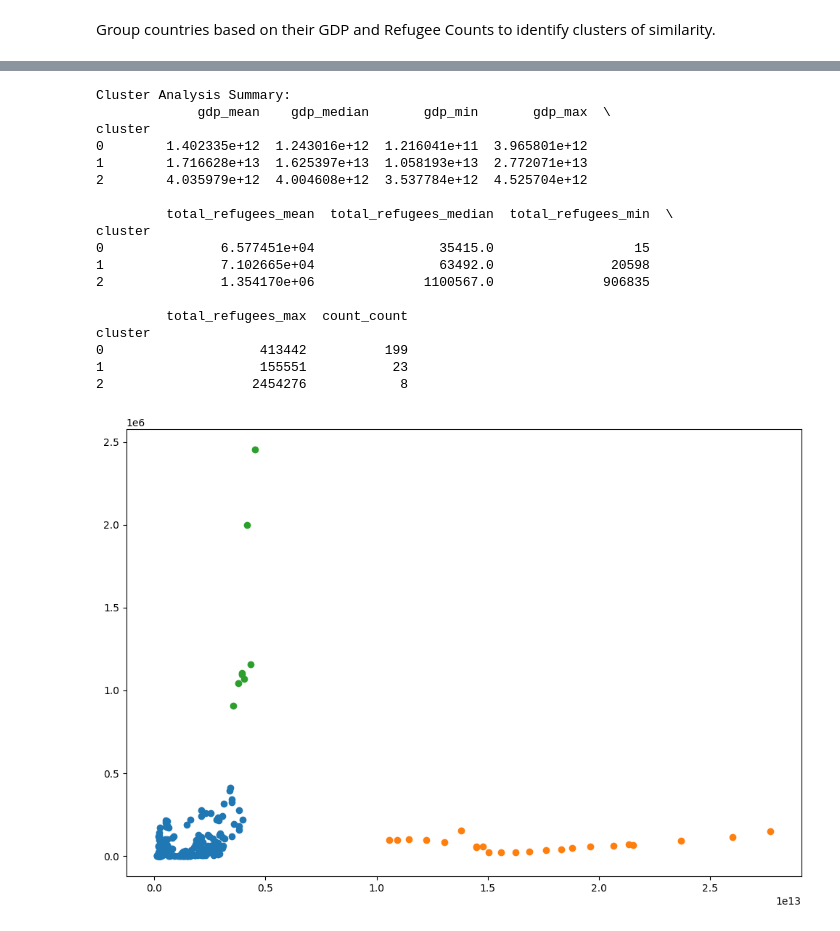
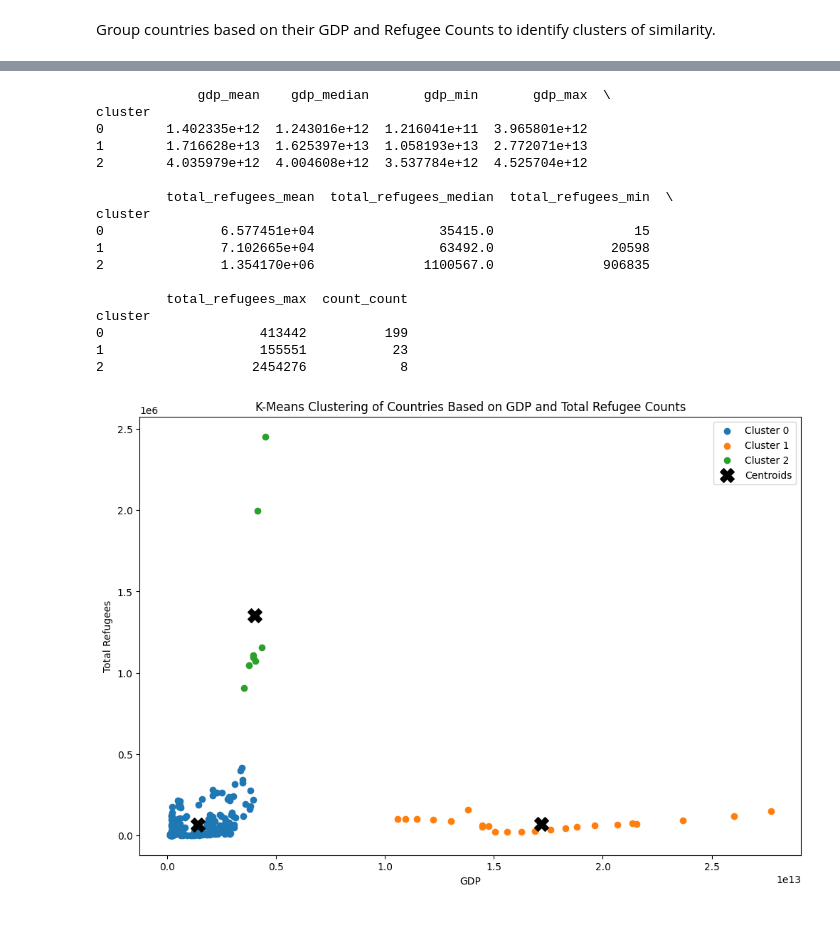
Before and after one commit to ferzanagehringer3/DataAnalyticsLN, a Jupyter notebook: K-Means-Clustering/k_means_clustering.ipynb, the cells around one changed output, grey strips where cells are left out. Saved outputs shown, nothing was run; the diff lists cells and outputs as text; code cells hidden in the pictures.

```diff
--- a/K-Means-Clustering/k_means_clustering.ipynb
+++ b/K-Means-Clustering/k_means_clustering.ipynb
@@ -12,7 +14,8 @@ import matplotlib.pyplot as plt
 # %%
-# Load Dataset
-combined_df = pd.read_csv('combined.csv')
+# Step 2: Load and Prepare Data
+# Load dataset
+df = pd.read_csv('combined.csv')
 
-# Step 1: Data Preparation - Select relevant columns and drop missing values
-clustering_data = combined_df[['gdp', 'total_refugees']].dropna()
+# Select relevant columns and handle missing values
+clustering_data = df[['gdp', 'total_refugees']].dropna()
 # %%
@@ -20,2 +23,18 @@ clustering_data = combined_df[['gdp', 'total_refugees']].dropna()
 scaler = StandardScaler()
 scaled_data = scaler.fit_transform(clustering_data)
+# %%
+# Step 4: Determine Optimal Number of Clusters (Elbow Method)
+inertia = []
+cluster_range = range(1, 10)
+for k in cluster_range:
+    kmeans = KMeans(n_clusters=k, random_state=42, n_init=10)
+    kmeans.fit(scaled_data)
+    inertia.append(kmeans.inertia_)
+
+# Plot Elbow Curve
+plt.figure(figsize=(10, 6))
+plt.plot(cluster_range, inertia, marker='o')
+plt.title('Elbow Method for Optimal Number of Clusters')
+plt.xlabel('Number of Clusters')
+plt.ylabel('Inertia')
+plt.show()
@@ -22,12 +43,12 @@ scaled_data = scaler.fit_transform(clustering_data)
 # %%
-# Step 3: Apply K-Means Clustering with 3 clusters
-kmeans = KMeans(n_clusters=3, random_state=42)
+# Step 5: Apply K-Means Clustering (Choose optimal k, e.g., 3)
+kmeans = KMeans(n_clusters=3, random_state=42, n_init=10)
 clustering_data['cluster'] = kmeans.fit_predict(scaled_data)
 
-# Add the cluster labels back to the original dataset
-combined_df.loc[clustering_data.index, 'cluster'] = clustering_data['cluster']
+# Add cluster labels back to the original dataset
+df.loc[clustering_data.index, 'cluster'] = clustering_data['cluster']
 # %%
-# Step 4: Analyze Cluster Statistics
+# Step 6: Analyze Cluster Statistics
 cluster_summary = clustering_data.groupby('cluster').agg({
     'gdp': ['mean', 'median', 'min', 'max'],
     'total_refugees': ['mean', 'median', 'min', 'max'],
@@ -36,15 +57,11 @@ cluster_summary = clustering_data.groupby('cluster').agg({
 
 # Flatten MultiIndex columns
 cluster_summary.columns = ['_'.join(col).strip() for col in cluster_summary.columns.values]
-
-# Rename for clarity
 cluster_summary.rename(columns={'cluster_count': 'country_count'}, inplace=True)
 
-# Display Summary
-print("\nCluster Analysis Summary:")
+# Display Cluster Statistics
 print(cluster_summary)
 # %% [output]
-Cluster Analysis Summary:
              gdp_mean    gdp_median       gdp_min       gdp_max  \
 cluster
 0        1.402335e+12  1.243016e+12  1.216041e+11  3.965801e+12
@@ -63,10 +80,20 @@ cluster
 1                    155551           23
 2                   2454276            8
 # %%
-# Step 5: Visualize Clusters
+# Step 7: Visualize Clusters (Scatter Plot)
 plt.figure(figsize=(12, 8))
 for cluster in range(3):
     cluster_data = clustering_data[clustering_data['cluster'] == cluster]
     plt.scatter(cluster_data['gdp'], cluster_data['total_refugees'], label=f'Cluster {cluster}')
+
+# Plot Cluster Centers
+centers = scaler.inverse_transform(kmeans.cluster_centers_)
+plt.scatter(centers[:, 0], centers[:, 1], c='black', marker='X', s=200, label='Centroids')
+
+plt.title('K-Means Clustering of Countries Based on GDP and Total Refugee Counts')
+plt.xlabel('GDP')
+plt.ylabel('Total Refugees')
+plt.legend()
+plt.show()
 # %% [output]
-[figure, old version]
+[figure, new version]
```
Also changed, not shown: parts of 8 cells of this notebook, 1 other file.
